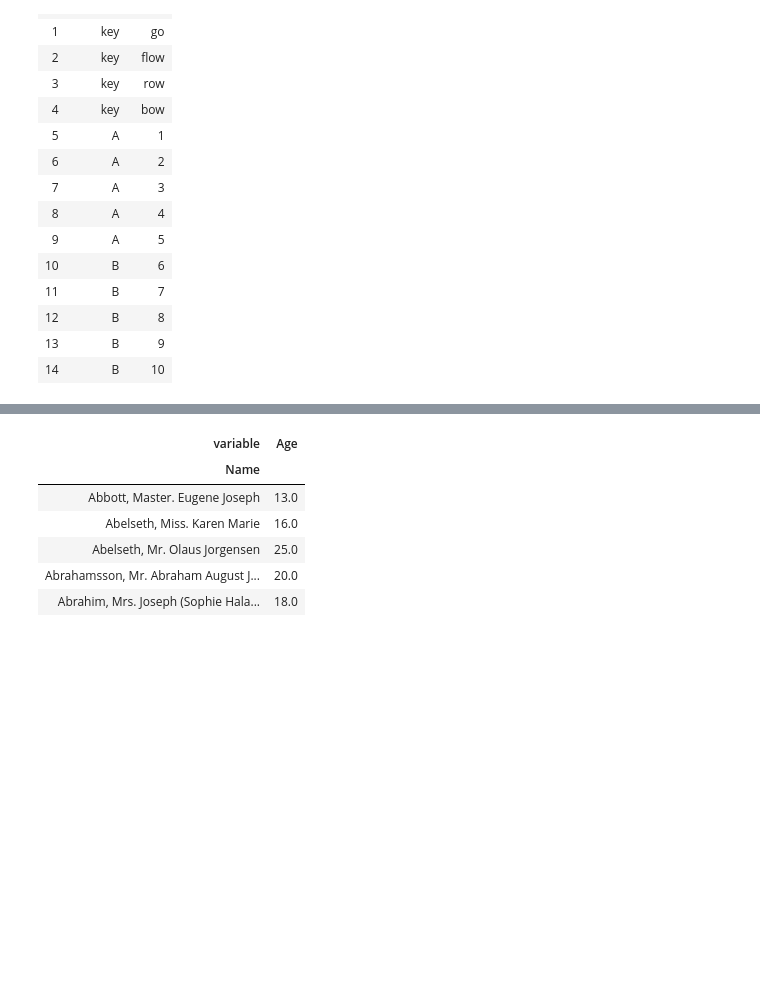
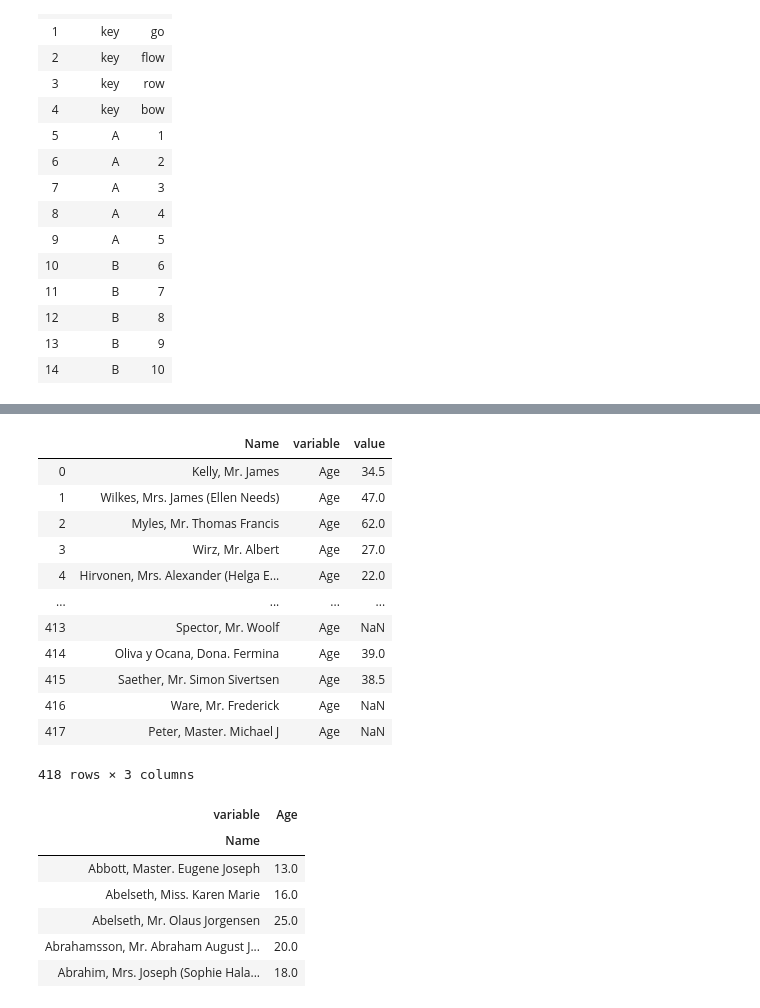
Before and after one commit to 1zulkifel/Data_science, a Jupyter notebook: Pandas_p.ipynb, the cells around one changed output, grey strips where cells are left out. Saved outputs shown, nothing was run; the diff lists cells and outputs as text; code cells hidden in the pictures; blank space fills up the shorter version.

```diff
--- a/Pandas_p.ipynb
+++ b/Pandas_p.ipynb
@@ -1281,6 +1667,21 @@ titanic.head()
 | 4 | 896 | 3 | Hirvonen, Mrs. Alexander (Helga E... | female | 22.0 | 1 | 1 | 3101298 | 12.2875 | NaN | ... |
 # %%
 mltd=pd.melt(titanic,id_vars=['Name'],value_vars=['Age'])
+mltd
+# %% [output]
+|  | Name | variable | value |
+| 0 | Kelly, Mr. James | Age | 34.5 |
+| 1 | Wilkes, Mrs. James (Ellen Needs) | Age | 47.0 |
+| 2 | Myles, Mr. Thomas Francis | Age | 62.0 |
+| 3 | Wirz, Mr. Albert | Age | 27.0 |
+| 4 | Hirvonen, Mrs. Alexander (Helga E... | Age | 22.0 |
+| ... | ... | ... | ... |
+| 413 | Spector, Mr. Woolf | Age | NaN |
+| 414 | Oliva y Ocana, Dona. Fermina | Age | 39.0 |
+| 415 | Saether, Mr. Simon Sivertsen | Age | 38.5 |
+| 416 | Ware, Mr. Frederick | Age | NaN |
+| 417 | Peter, Master. Michael J | Age | NaN |
+418 rows × 3 columns
 # %%
 reshaped=mltd.pivot('Name','variable','value')
 reshaped.head()
```
Also changed, not shown: parts of 60 cells of this notebook, 6 other files.
